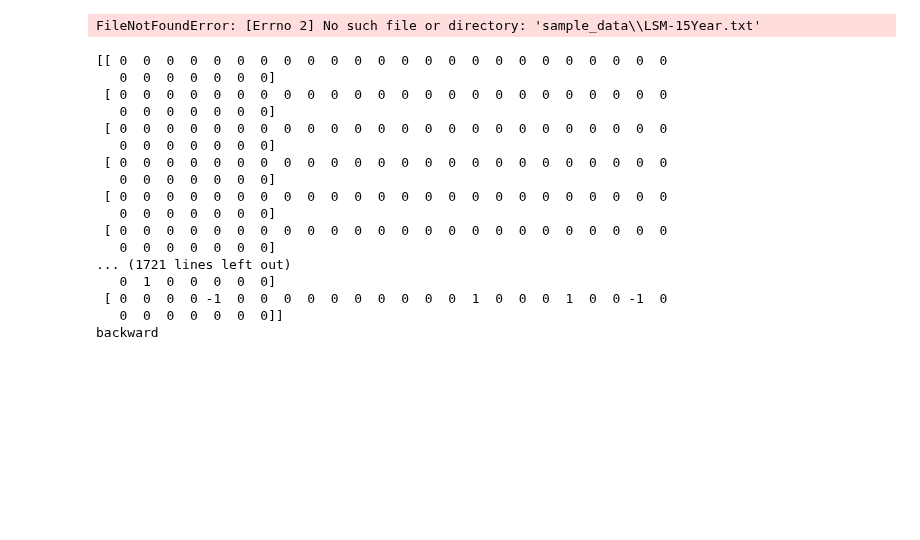
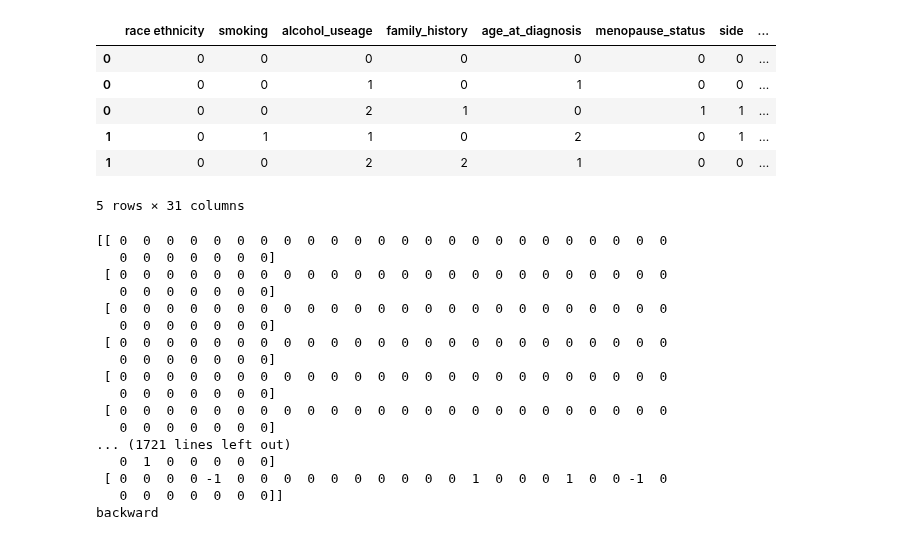
Before and after one commit to XiaJiang-2/CausalLearning, a Jupyter notebook: Algorithm Notebooks/GES.ipynb, the cells around one changed output. Cells and saved outputs as stored; diff of their text form; code cells hidden in the pictures; blank space fills up the shorter version.

```diff
--- a/Algorithm Notebooks/GES.ipynb
+++ b/Algorithm Notebooks/GES.ipynb
@@ -3,10 +4,16 @@ from causallearn.search.ScoreBased.GES import ges
 import numpy as np
 import pandas as pd
 # %%
-df = pd.read_csv("sample_data\LSM-15Year.txt", sep="\t")
+df = pd.read_csv("C:/Users/17172/Desktop/CausalLearning/sample_data/LSM-15Year.txt", sep="\t")
 df.head()
 # %% [output]
+|  | race ethnicity | smoking | alcohol_useage | family_history | age_at_diagnosis | menopause_status | side | ... |
+| 0 | 0 | 0 | 0 | 0 | 0 | 0 | 0 | ... |
+| 0 | 0 | 0 | 1 | 0 | 1 | 0 | 0 | ... |
+| 0 | 0 | 0 | 2 | 1 | 0 | 1 | 1 | ... |
+| 1 | 0 | 1 | 1 | 0 | 2 | 0 | 1 | ... |
+| 1 | 0 | 0 | 2 | 2 | 1 | 0 | 0 | ... |
-FileNotFoundError: [Errno 2] No such file or directory: 'sample_data\\LSM-15Year.txt'
+5 rows × 31 columns
 # %%
 X = df.to_numpy()
 Record = ges(X, score_func="local_score_BDeu")
```
Also changed, not shown: parts of 2 cells of this notebook, 8 other files.
